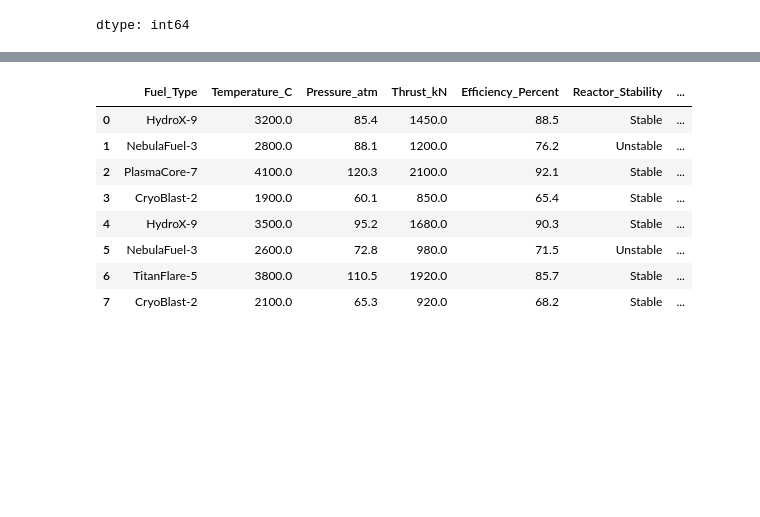
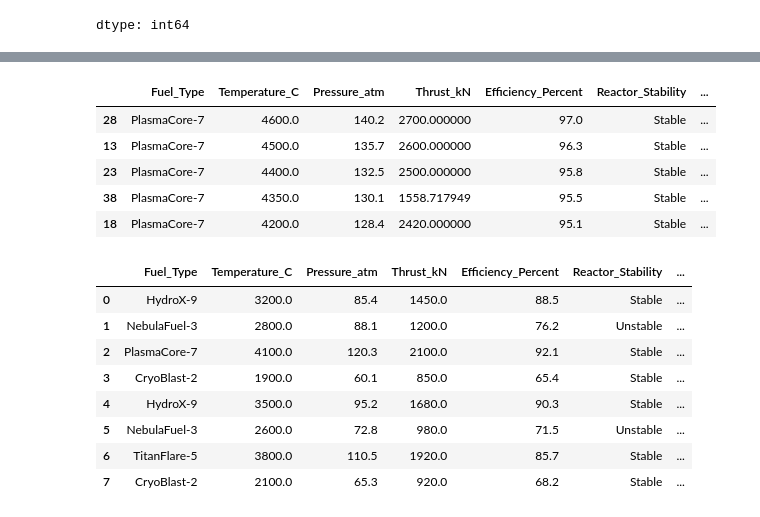
Before and after one commit to abhinavverma0907/SOC-2026-Encryption-and-Decryption, a Jupyter notebook: Week_0/Assignment_1/Q2_Rocket_Fuel_Data_Analysis.ipynb, the cells around one changed output, grey strips where cells are left out. Drawn from its saved outputs; the diff is of its cells as text; code cells hidden in the pictures; blank space fills up the shorter version.

```diff
--- a/Week_0/Assignment_1/Q2_Rocket_Fuel_Data_Analysis.ipynb
+++ b/Week_0/Assignment_1/Q2_Rocket_Fuel_Data_Analysis.ipynb
@@ -104,6 +114,13 @@ dtype: int64
 # %%
-df_sorted_by_temp = df.sort_values('Temperature_C')
 df_sorted_by_eff  = df.sort_values('Efficiency_Percent', ascending=False)
+df_sorted_by_eff.head()
+# %% [output]
+|  | Fuel_Type | Temperature_C | Pressure_atm | Thrust_kN | Efficiency_Percent | Reactor_Stability | ... |
+| 28 | PlasmaCore-7 | 4600.0 | 140.2 | 2700.000000 | 97.0 | Stable | ... |
+| 13 | PlasmaCore-7 | 4500.0 | 135.7 | 2600.000000 | 96.3 | Stable | ... |
+| 23 | PlasmaCore-7 | 4400.0 | 132.5 | 2500.000000 | 95.8 | Stable | ... |
+| 38 | PlasmaCore-7 | 4350.0 | 130.1 | 1558.717949 | 95.5 | Stable | ... |
+| 18 | PlasmaCore-7 | 4200.0 | 128.4 | 2420.000000 | 95.1 | Stable | ... |
 # %%
 df['Power_Index'] = df['Thrust_kN'] * df['Efficiency_Percent']
 # %%
```
Also changed, not shown: parts of 4 cells of this notebook.
